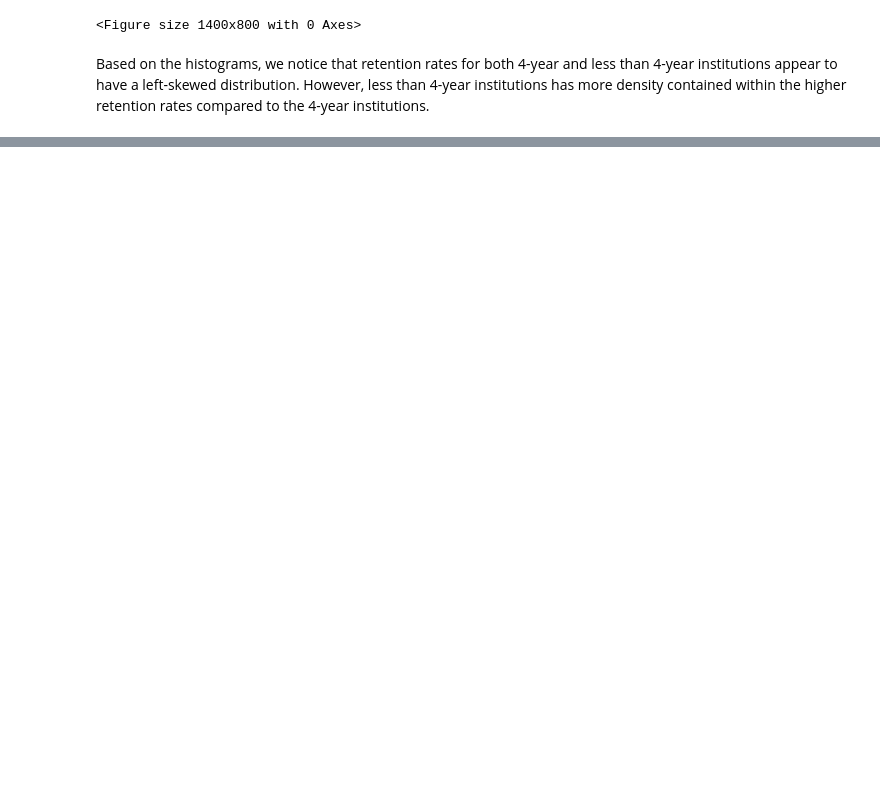
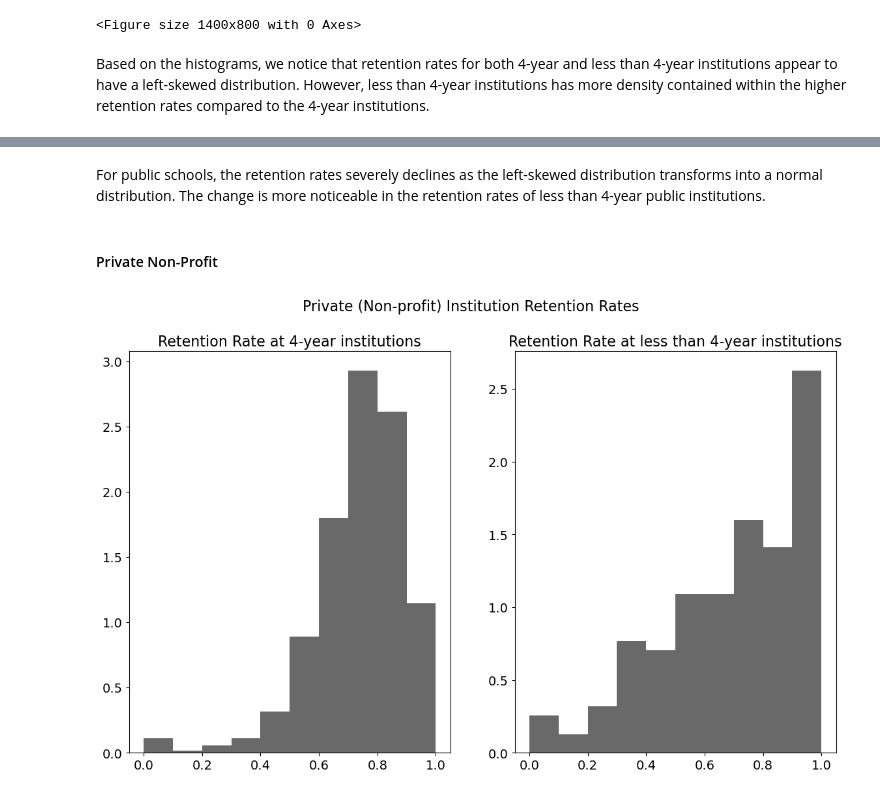
Before and after one commit to janetchoe/stat159-project, a Jupyter notebook: EDA.ipynb, the cells around one changed output, grey strips where cells are left out. Saved outputs shown, nothing was run; the diff lists cells and outputs as text; code cells hidden in the pictures; blank space fills up the shorter version.

```diff
--- a/EDA.ipynb
+++ b/EDA.ipynb
@@ -64,0 +84,19 @@ Based on the histograms, we notice that retention rates for both 4-year and less
+# %% [markdown]
+For public schools, the retention rates severely declines as the left-skewed distribution transforms into a normal distribution. The change is more noticeable in the retention rates of less than 4-year public institutions.
+# %% [markdown]
+#### Private Non-Profit
+# %%
+private_non_profit = data.loc[data["CONTROL"] == 2]
+
+fig, (ax1, ax2) = plt.subplots(1, 2)
+fig.suptitle('Private (Non-profit) Institution Retention Rates')
+
+ax1.set_title('Retention Rate at 4-year institutions')
+ax1.hist(private_non_profit.RET_FT4, density = True, color = "dimgray")
+
+ax2.set_title('Retention Rate at less than 4-year institutions')
+ax2.hist(private_non_profit.RET_FTL4, density = True, color = "dimgray")
+
+plt.show()
+# %% [output]
+[figure, added]
```
Also changed, not shown: parts of 10 cells of this notebook.
